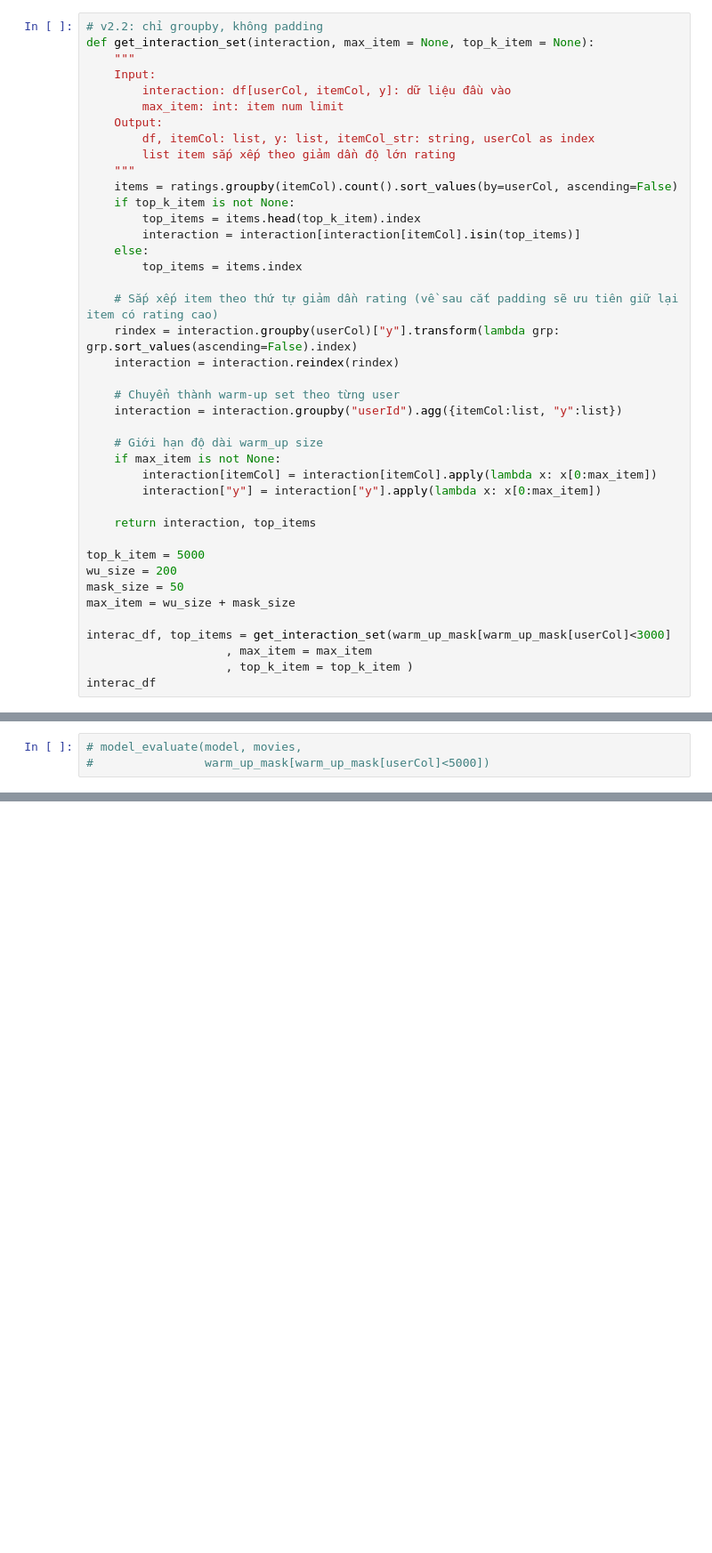
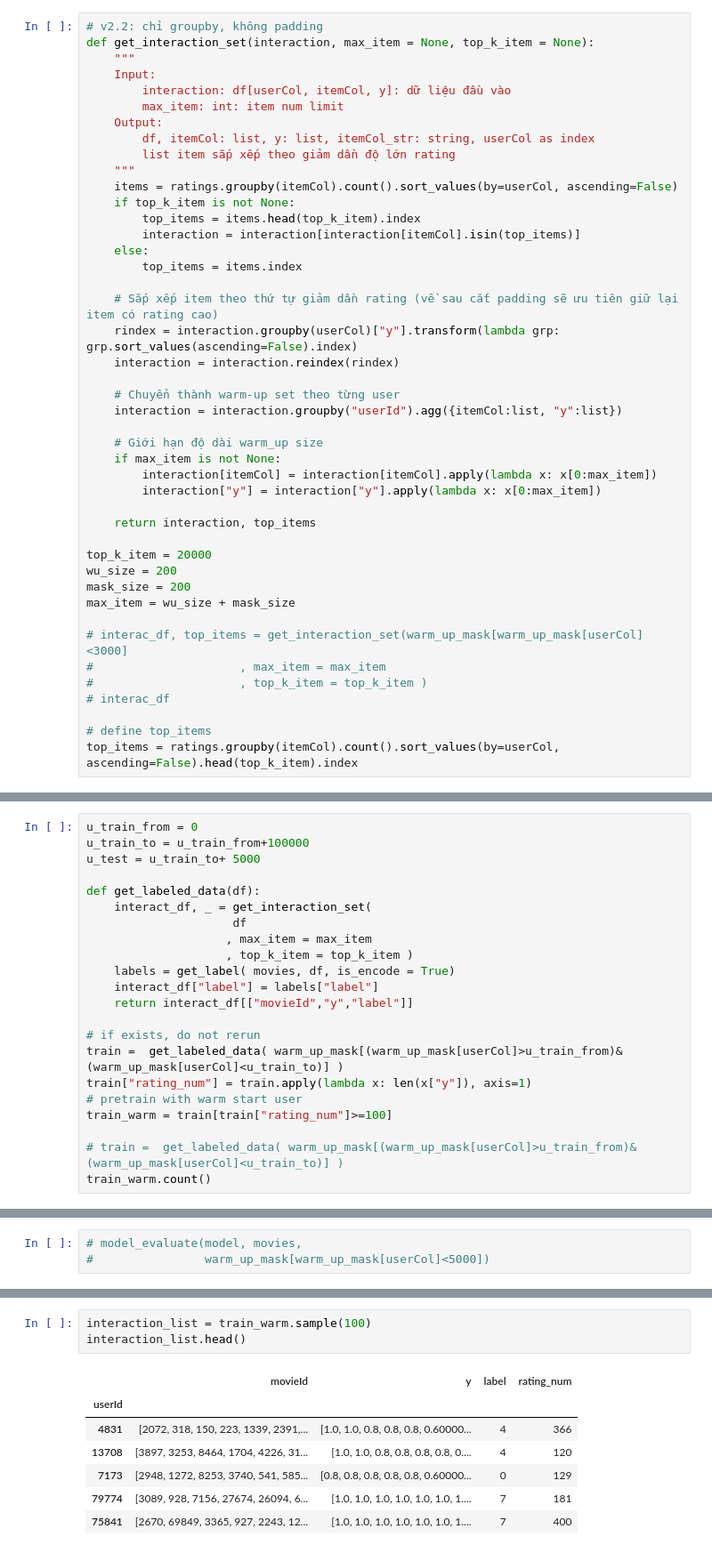
Before and after one commit to quanvu0996/TF_cert_training, a Jupyter notebook: v2.5_ML20M optimizing cluster.ipynb, the cells around one changed output, grey strips where cells are left out. Shown at 89% size. Drawn from its saved outputs; the diff is of its cells as text; blank space fills up the shorter version.

```diff
--- a/v2.5_ML20M optimizing cluster.ipynb
+++ b/v2.5_ML20M optimizing cluster.ipynb
@@ -155,12 +158,15 @@ def get_interaction_set(interaction, max_item = None, top_k_item = None):
 
     return interaction, top_items
 
-top_k_item = 5000
+top_k_item = 20000
 wu_size = 200
-mask_size = 50
+mask_size = 200
 max_item = wu_size + mask_size
 
-interac_df, top_items = get_interaction_set(warm_up_mask[warm_up_mask[userCol]<3000]
-                    , max_item = max_item
-                    , top_k_item = top_k_item )
-interac_df
+# interac_df, top_items = get_interaction_set(warm_up_mask[warm_up_mask[userCol]<3000]
+#                     , max_item = max_item
+#                     , top_k_item = top_k_item )
+# interac_df
+
+# define top_items
+top_items = ratings.groupby(itemCol).count().sort_values(by=userCol, ascending=False).head(top_k_item).index
@@ -441,0 +518,22 @@ tf.Tensor(
+# %%
+u_train_from = 0
+u_train_to = u_train_from+100000
+u_test = u_train_to+ 5000
+
+def get_labeled_data(df):
+    interact_df, _ = get_interaction_set(
+                     df
+                    , max_item = max_item
+                    , top_k_item = top_k_item )
+    labels = get_label( movies, df, is_encode = True)
+    interact_df["label"] = labels["label"]
+    return interact_df[["movieId","y","label"]]
+
+# if exists, do not rerun
+train =  get_labeled_data( warm_up_mask[(warm_up_mask[userCol]>u_train_from)&(warm_up_mask[userCol]<u_train_to)] )
+train["rating_num"] = train.apply(lambda x: len(x["y"]), axis=1)
+# pretrain with warm start user
+train_warm = train[train["rating_num"]>=100]
+
+# train =  get_labeled_data( warm_up_mask[(warm_up_mask[userCol]>u_train_from)&(warm_up_mask[userCol]<u_train_to)] )
+train_warm.count()
@@ -833,0 +1256,11 @@ gc.collect()
+# %%
+interaction_list = train_warm.sample(100)
+interaction_list.head()
+# %% [output]
+|  | movieId | y | label | rating_num |
+| userId |  |  |  |  |
+| 4831 | [2072, 318, 150, 223, 1339, 2391,... | [1.0, 1.0, 0.8, 0.8, 0.8, 0.60000... | 4 | 366 |
+| 13708 | [3897, 3253, 8464, 1704, 4226, 31... | [1.0, 1.0, 0.8, 0.8, 0.8, 0.8, 0.... | 4 | 120 |
+| 7173 | [2948, 1272, 8253, 3740, 541, 585... | [0.8, 0.8, 0.8, 0.8, 0.8, 0.60000... | 0 | 129 |
+| 79774 | [3089, 928, 7156, 27674, 26094, 6... | [1.0, 1.0, 1.0, 1.0, 1.0, 1.0, 1.... | 7 | 181 |
+| 75841 | [2670, 69849, 3365, 927, 2243, 12... | [1.0, 1.0, 1.0, 1.0, 1.0, 1.0, 1.... | 7 | 400 |
```
Also changed, not shown: parts of 68 cells of this notebook.
